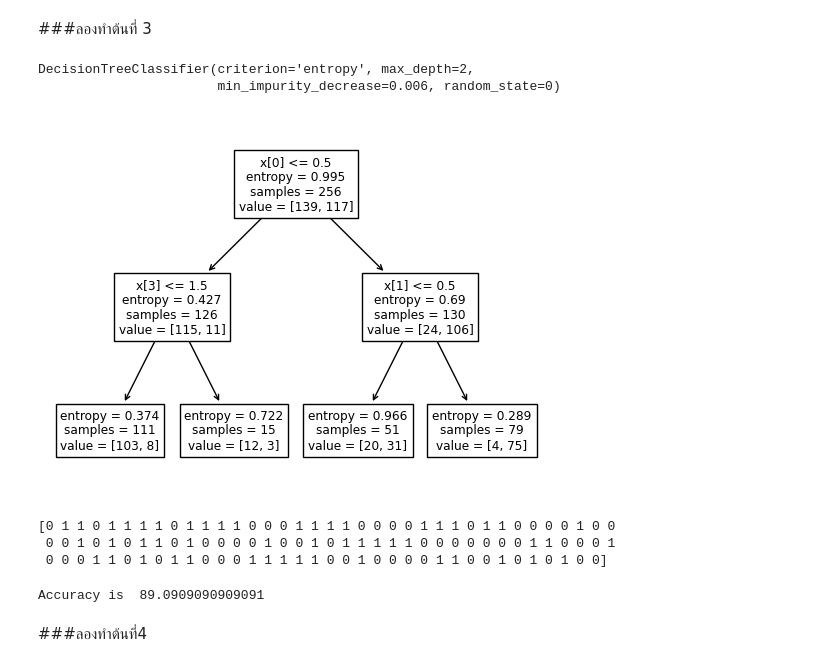
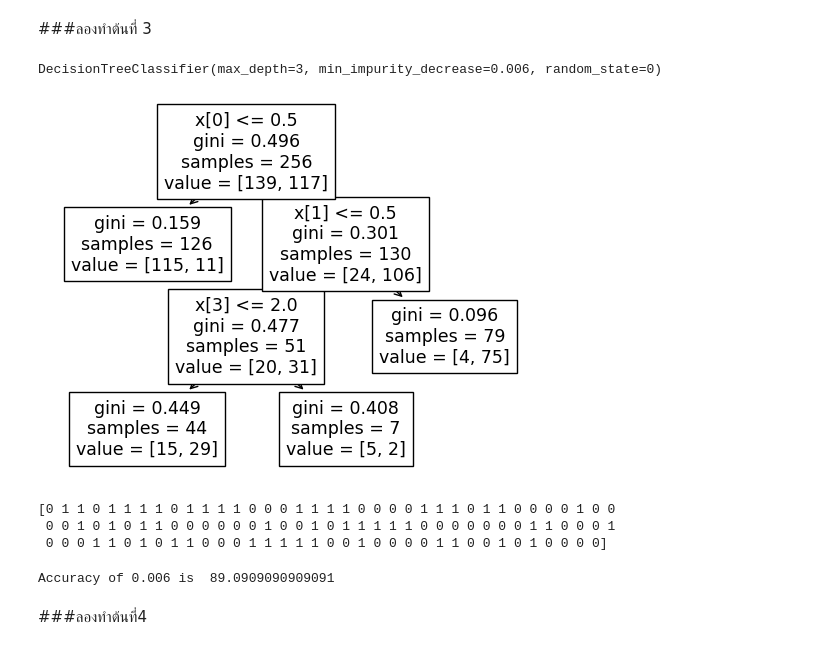
Before and after one commit to Thippawan72/BSC_DPDM23, a Jupyter notebook: Classificationmin__impurity_decrease.ipynb, the cells around one changed output. Cells and saved outputs as stored; diff of their text form; code cells hidden in the pictures.

```diff
--- a/Classificationmin__impurity_decrease.ipynb
+++ b/Classificationmin__impurity_decrease.ipynb
@@ -137,3 +137,7 @@ tree.plot_tree(clf_entropy1);
 [figure]
 # %% [markdown]
 ## Set parameter use min_impurity_decrease
+# %%
+Clf_min_impurity = DecisionTreeClassifier(min_impurity_decrease=0)
+# %%
+Clf_min_impurity.fit(x_train,y_train)
@@ -186,28 +210,27 @@ Accuracy is  89.0909090909091
 # %% [markdown]
 ###ลองทำต้นที่ 3
 # %%
-Clf_min_impurity3 = DecisionTreeClassifier(criterion = "entropy", random_state=0, min_impurity_decrease=0.006, max_depth=2)
+min_impurity3 = DecisionTreeClassifier(random_state=0, min_impurity_decrease=0.006, max_depth=3)
 # %%
-Clf_min_impurity3.fit(x_train,y_train)
+min_impurity3.fit(x_train,y_train)
 # %% [output]
-DecisionTreeClassifier(criterion='entropy', max_depth=2,
-                       min_impurity_decrease=0.006, random_state=0)
+DecisionTreeClassifier(max_depth=3, min_impurity_decrease=0.006, random_state=0)
 # %%
-tree.plot_tree(Clf_min_impurity3);
+tree.plot_tree(min_impurity3);
 # %% [output]
-[figure, old version]
+[figure, new version]
 # %%
-y_pred_mpd3 = Clf_min_impurity3.predict (x_test)
-print(y_pred_mpd3)
+y_pred_mpd_3 = min_impurity3.predict (x_test)
+print(y_pred_mpd_3)
 # %% [output]
 [0 1 1 0 1 1 1 1 0 1 1 1 1 0 0 0 1 1 1 1 0 0 0 0 1 1 1 0 1 1 0 0 0 0 1 0 0
- 0 0 1 0 1 0 1 1 0 1 0 0 0 0 1 0 0 1 0 1 1 1 1 1 0 0 0 0 0 0 0 1 1 0 0 0 1
- 0 0 0 1 1 0 1 0 1 1 0 0 0 1 1 1 1 1 0 0 1 0 0 0 0 1 1 0 0 1 0 1 0 1 0 0]
+ 0 0 1 0 1 0 1 1 0 0 0 0 0 0 1 0 0 1 0 1 1 1 1 1 0 0 0 0 0 0 0 1 1 0 0 0 1
+ 0 0 0 1 1 0 1 0 1 1 0 0 0 1 1 1 1 1 0 0 1 0 0 0 0 1 1 0 0 1 0 1 0 0 0 0]
 # %%
 #Checking Accuracy
-print ("Accuracy is ", accuracy_score (y_test,y_pred_mpd3)*100)
+print ("Accuracy of 0.006 is ", accuracy_score (y_test,y_pred_mpd_3)*100)
 # %% [output]
-Accuracy is  89.0909090909091
+Accuracy of 0.006 is  89.0909090909091
 # %% [markdown]
 ###ลองทำต้นที่4
 # %%
```
Also changed, not shown: parts of 9 cells of this notebook.
